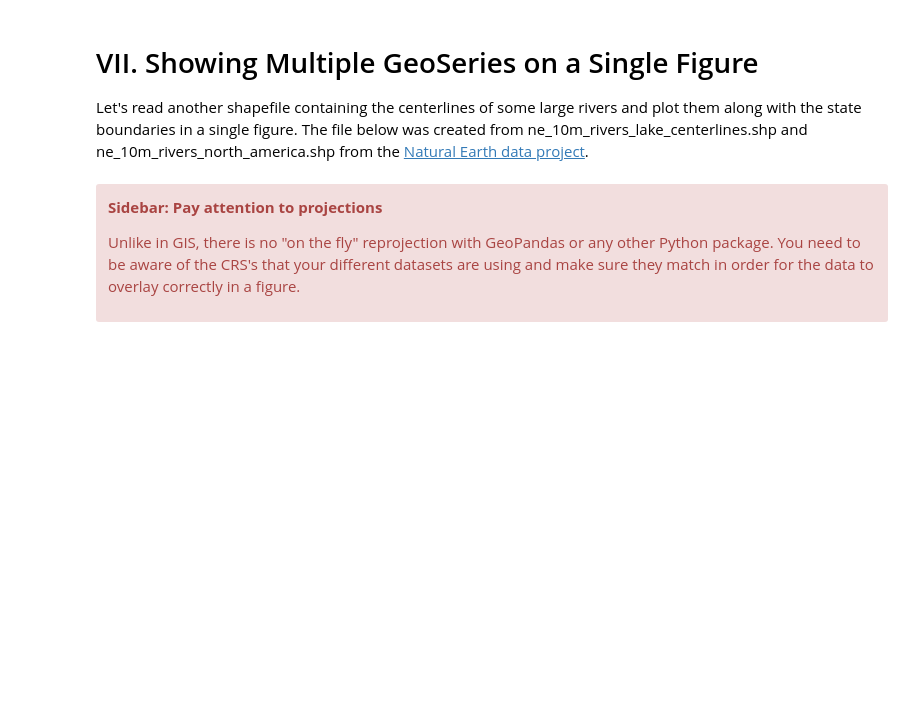
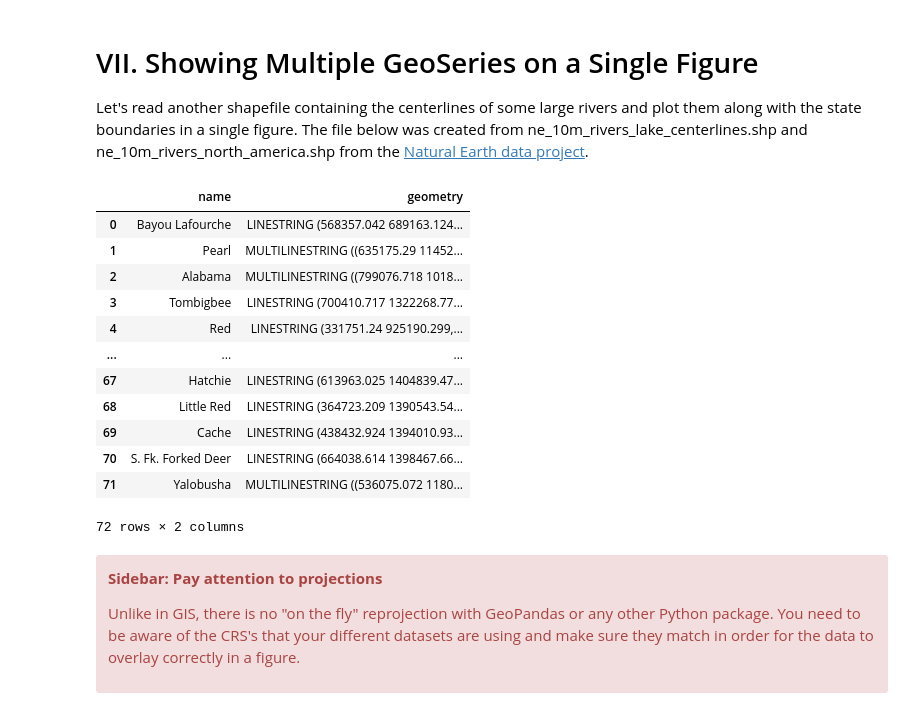
Before and after one commit to kerriegeil/DEV_canvas_beginner_py, a Jupyter notebook: IntroToGeopandas.ipynb, the cells around one changed output. Cells and saved outputs as stored; diff of their text form; code cells hidden in the pictures; blank space fills up the shorter version.

```diff
--- a/IntroToGeopandas.ipynb
+++ b/IntroToGeopandas.ipynb
@@ -243,7 +430,21 @@ gdf_states.get_coordinates()
 Let's read another shapefile containing the centerlines of some large rivers and plot them along with the state boundaries in a single figure. The file below was created from ne_10m_rivers_lake_centerlines.shp and ne_10m_rivers_north_america.shp from the [Natural Earth data project](https://www.naturalearthdata.com/downloads/10m-physical-vectors/10m-rivers-lake-centerlines/).
 # %%
 # get river data from shapefile into a GeoDataFrame
-gdf_rivers = gpd.read_file("data/natural_earth/rivers/ms_clipped_major_rivers/ms_clipped_major_rivers.shp",
-                           columns=['name','geometry'])
-
+# gdf_rivers = gpd.read_file("data/natural_earth/rivers/ms_clipped_major_rivers/ms_clipped_major_rivers.shp",
+#                            columns=['name','geometry'])
+gdf_rivers = gpd.read_file("data/natural_earth/rivers/ms_major_rivers.shp")
 gdf_rivers
+# %% [output]
+|  | name | geometry |
+| 0 | Bayou Lafourche | LINESTRING (568357.042 689163.124... |
+| 1 | Pearl | MULTILINESTRING ((635175.29 11452... |
+| 2 | Alabama | MULTILINESTRING ((799076.718 1018... |
+| 3 | Tombigbee | LINESTRING (700410.717 1322268.77... |
+| 4 | Red | LINESTRING (331751.24 925190.299,... |
+| ... | ... | ... |
+| 67 | Hatchie | LINESTRING (613963.025 1404839.47... |
+| 68 | Little Red | LINESTRING (364723.209 1390543.54... |
+| 69 | Cache | LINESTRING (438432.924 1394010.93... |
+| 70 | S. Fk. Forked Deer | LINESTRING (664038.614 1398467.66... |
+| 71 | Yalobusha | MULTILINESTRING ((536075.072 1180... |
+72 rows × 2 columns
```
Also changed, not shown: parts of 95 cells of this notebook.
